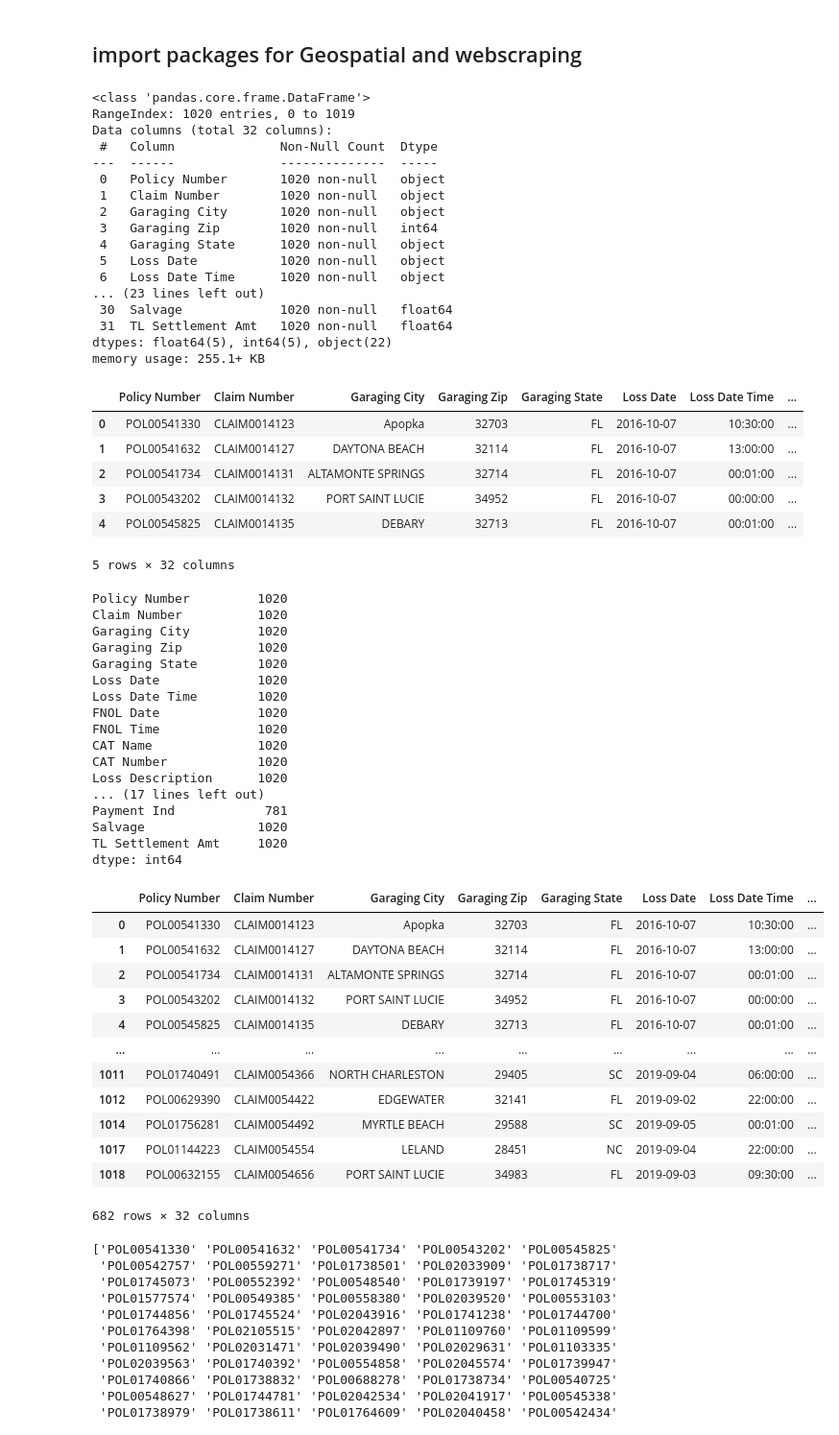
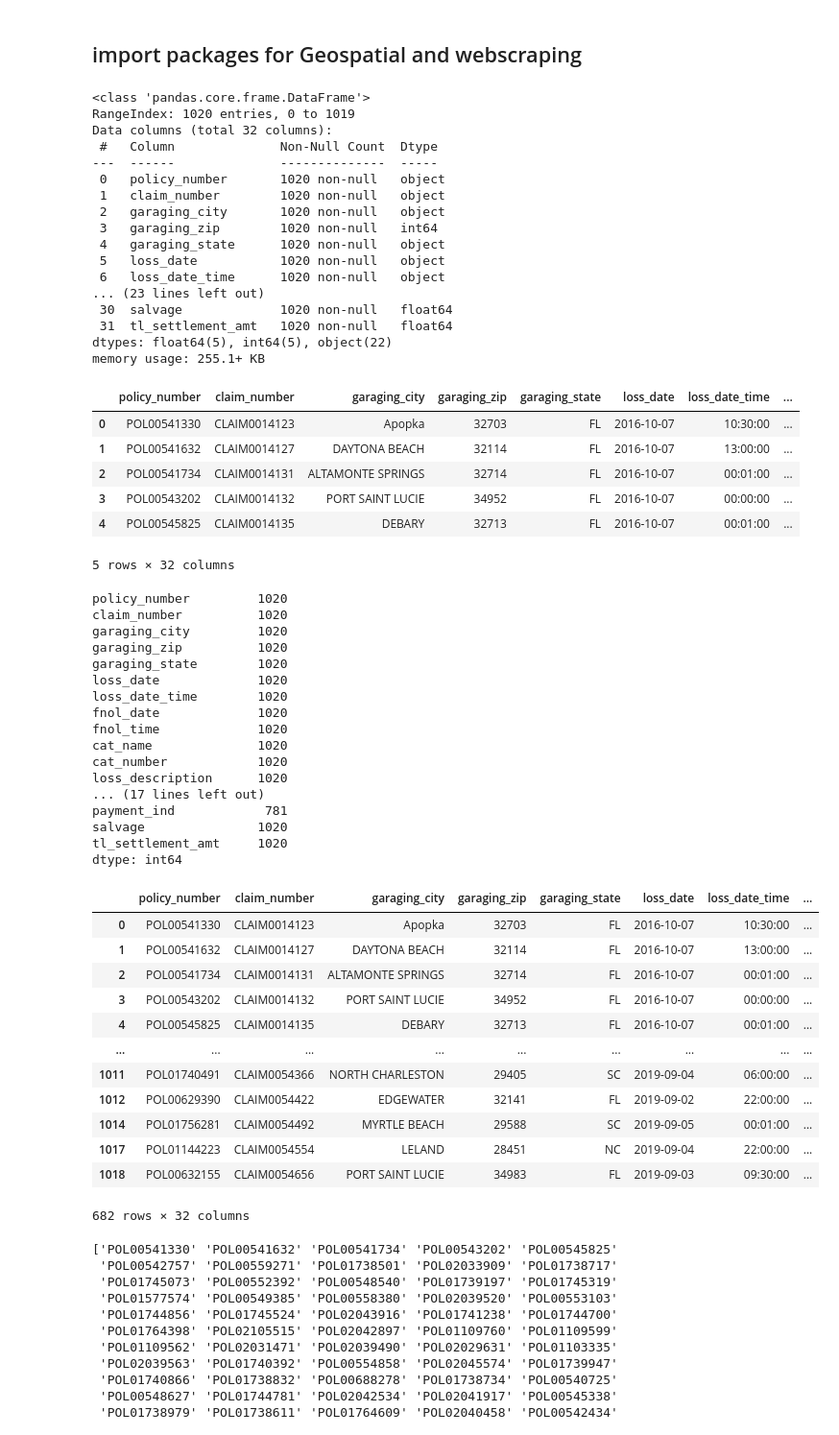
Before and after one commit to mtylerrobbins/general_cat_losses, a Jupyter notebook: notebooks/the_general_ann.ipynb, the cells around one changed output. Shown at 96% size. Saved outputs shown, nothing was run; the diff lists cells and outputs as text; code cells hidden in the pictures.

```diff
--- a/notebooks/the_general_ann.ipynb
+++ b/notebooks/the_general_ann.ipynb
@@ -20,6 +20,8 @@ from bs4 import BeautifulSoup
 # %%
 # read in .csv file to review
 cat_loss_data = pd.read_csv('..\data\Cat Loss Data.csv')
+cat_loss_data.columns = cat_loss_data.columns.str.strip().str.lower()
+cat_loss_data.columns = cat_loss_data.columns.str.replace(' ', '_')
 # %%
 cat_loss_data.info()
 # %% [output]
@@ -28,22 +30,22 @@ RangeIndex: 1020 entries, 0 to 1019
 Data columns (total 32 columns):
  #   Column              Non-Null Count  Dtype
 ---  ------              --------------  -----
- 0   Policy Number       1020 non-null   object
- 1   Claim Number        1020 non-null   object
- 2   Garaging City       1020 non-null   object
- 3   Garaging Zip        1020 non-null   int64
- 4   Garaging State      1020 non-null   object
- 5   Loss Date           1020 non-null   object
- 6   Loss Date Time      1020 non-null   object
+ 0   policy_number       1020 non-null   object
+ 1   claim_number        1020 non-null   object
+ 2   garaging_city       1020 non-null   object
+ 3   garaging_zip        1020 non-null   int64
+ 4   garaging_state      1020 non-null   object
+ 5   loss_date           1020 non-null   object
+ 6   loss_date_time      1020 non-null   object
 ... (23 lines left out)
- 30  Salvage             1020 non-null   float64
- 31  TL Settlement Amt   1020 non-null   float64
+ 30  salvage             1020 non-null   float64
+ 31  tl_settlement_amt   1020 non-null   float64
 dtypes: float64(5), int64(5), object(22)
 memory usage: 255.1+ KB
 # %%
 cat_loss_data.head()
 # %% [output]
-|  | Policy Number | Claim Number | Garaging City | Garaging Zip | Garaging State | Loss Date | Loss Date Time | ... |
+|  | policy_number | claim_number | garaging_city | garaging_zip | garaging_state | loss_date | loss_date_time | ... |
 | 0 | POL00541330 | CLAIM0014123 | Apopka | 32703 | FL | 2016-10-07 | 10:30:00 | ... |
 | 1 | POL00541632 | CLAIM0014127 | DAYTONA BEACH | 32114 | FL | 2016-10-07 | 13:00:00 | ... |
 | 2 | POL00541734 | CLAIM0014131 | ALTAMONTE SPRINGS | 32714 | FL | 2016-10-07 | 00:01:00 | ... |
@@ -53,28 +55,28 @@ cat_loss_data.head()
 # %%
 cat_loss_data.count()
 # %% [output]
-Policy Number         1020
-Claim Number          1020
-Garaging City         1020
-Garaging Zip          1020
-Garaging State        1020
-Loss Date             1020
-Loss Date Time        1020
-FNOL Date             1020
-FNOL Time             1020
-CAT Name              1020
-CAT Number            1020
-Loss Description      1020
+policy_number         1020
+claim_number          1020
+garaging_city         1020
+garaging_zip          1020
+garaging_state        1020
+loss_date             1020
+loss_date_time        1020
+fnol_date             1020
+fnol_time             1020
+cat_name              1020
+cat_number            1020
+loss_description      1020
 ... (17 lines left out)
-Payment Ind            781
-Salvage               1020
-TL Settlement Amt     1020
+payment_ind            781
+salvage               1020
+tl_settlement_amt     1020
 dtype: int64
 # %%
-loss_city = cat_loss_data.groupby('Loss Location City')
+loss_city = cat_loss_data.groupby('loss_location_city')
 loss_city.head()
 # %% [output]
-|  | Policy Number | Claim Number | Garaging City | Garaging Zip | Garaging State | Loss Date | Loss Date Time | ... |
+|  | policy_number | claim_number | garaging_city | garaging_zip | garaging_state | loss_date | loss_date_time | ... |
 | 0 | POL00541330 | CLAIM0014123 | Apopka | 32703 | FL | 2016-10-07 | 10:30:00 | ... |
 | 1 | POL00541632 | CLAIM0014127 | DAYTONA BEACH | 32114 | FL | 2016-10-07 | 13:00:00 | ... |
 | 2 | POL00541734 | CLAIM0014131 | ALTAMONTE SPRINGS | 32714 | FL | 2016-10-07 | 00:01:00 | ... |
```
Also changed, not shown: parts of 2 cells of this notebook, 4 other files.
